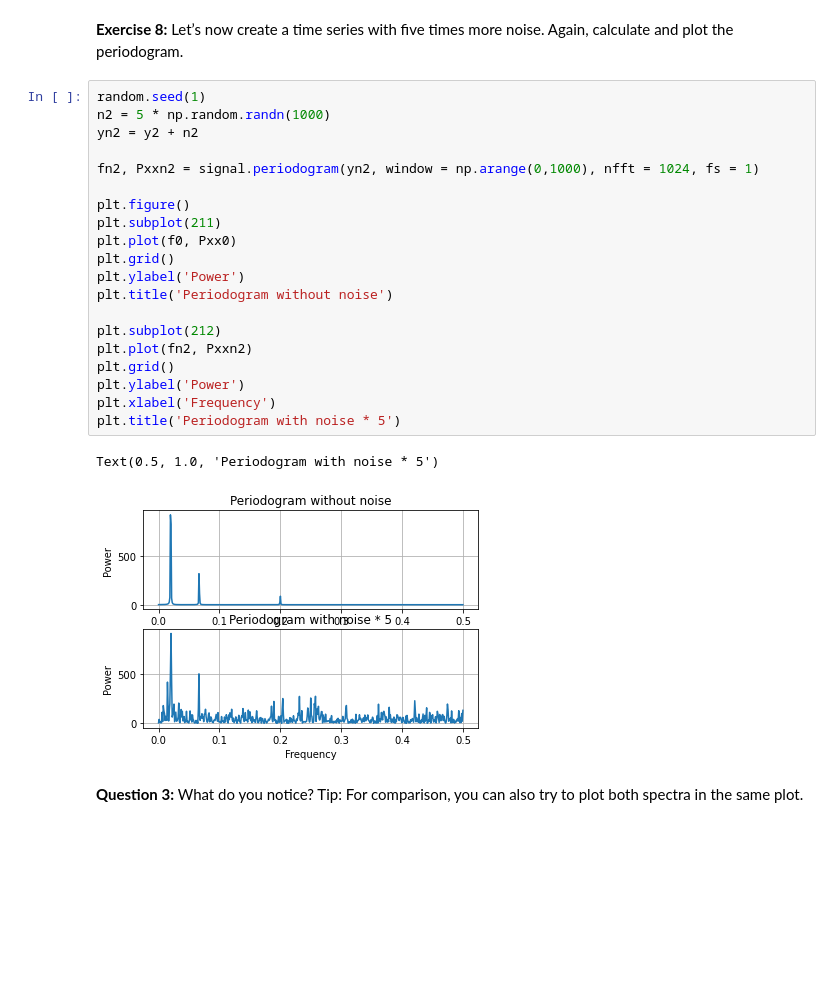
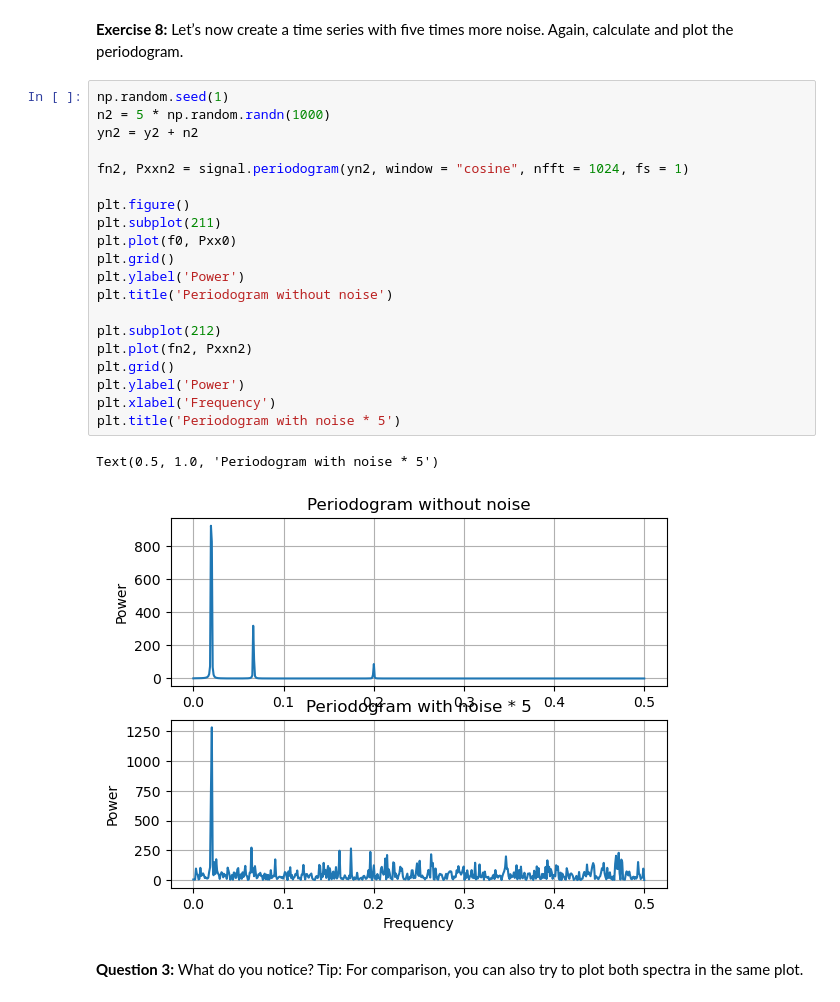
Before and after one commit to nielsjdewinter/VU_Data_analysis_Jupyter_labs, a Jupyter notebook: Lab06/Lab06_TSA1_solutions.ipynb, the cells around one changed output. Saved outputs shown, nothing was run; the diff lists cells and outputs as text; blank space fills up the shorter version.

```diff
--- a/Lab06/Lab06_TSA1_solutions.ipynb
+++ b/Lab06/Lab06_TSA1_solutions.ipynb
@@ -211,28 +211,28 @@ Text(0.5, 1.0, 'Periodogram with noise')
 # %% [markdown]
 **Exercise 8:** Let’s now create a time series with five times more noise. Again, calculate and plot the periodogram.
 # %%
-random.seed(1)
+np.random.seed(1)
 n2 = 5 * np.random.randn(1000)
 yn2 = y2 + n2
 
-fn2, Pxxn2 = signal.periodogram(yn2, window = np.arange(0,1000), nfft = 1024, fs = 1)
+fn2, Pxxn2 = signal.periodogram(yn2, window = "cosine", nfft = 1024, fs = 1)
 
 plt.figure()
 plt.subplot(211)
 plt.plot(f0, Pxx0)
 plt.grid()
 plt.ylabel('Power')
 plt.title('Periodogram without noise')
 
 plt.subplot(212)
 plt.plot(fn2, Pxxn2)
 plt.grid()
 plt.ylabel('Power')
 plt.xlabel('Frequency')
 plt.title('Periodogram with noise * 5')
 # %% [output]
 Text(0.5, 1.0, 'Periodogram with noise * 5')
-[figure, old version]
+[figure, new version]
 # %% [markdown]
 **Question 3:** What do you notice? Tip: For comparison, you can also try to plot both spectra in the same plot.
 # %% [markdown]
```
Also changed, not shown: parts of 9 cells of this notebook, 45 other files.
